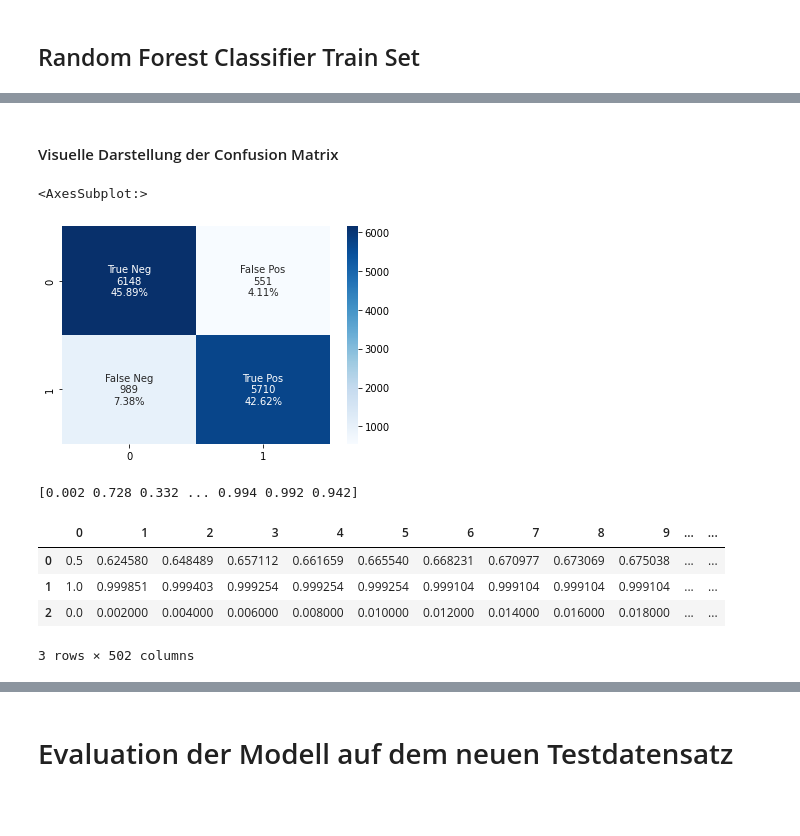
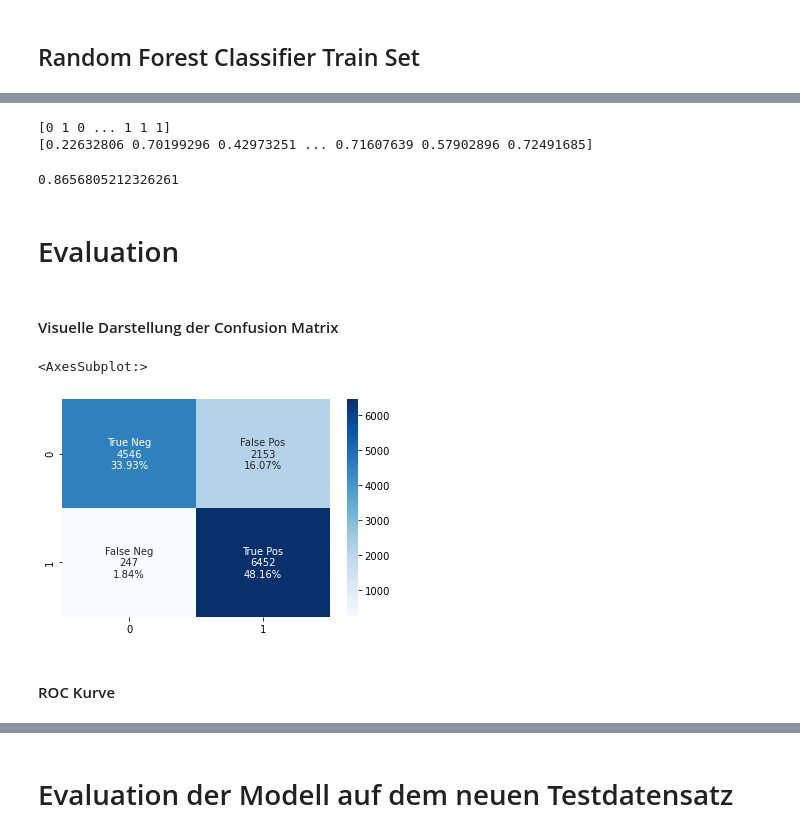
Before and after one commit to tlex-web/data_analysis_crisp_dm, a Jupyter notebook: modelling.ipynb, the cells around one changed output, grey strips where cells are left out. Cells and saved outputs as stored; diff of their text form; code cells hidden in the pictures; blank space fills up the shorter version.

Commit message:
Random Forest und Evalutaion

```diff
--- a/modelling.ipynb
+++ b/modelling.ipynb
@@ -178,35 +150,57 @@ models.sort_values(by='Score', ascending=False).style.background_gradient(cmap='
+# %%
+# training final classifier
+clf = RandomForestClassifier(max_depth= 19,
+                             max_features=1,
+                             max_leaf_nodes=4,
+                             min_samples_split=2,
+                             n_estimators=19,
+                             random_state=42)
+
+fit_rf = clf.fit(X_train, y_train['response'])
+y_pred_proba = clf.predict_proba(X_test)[:,1]
+y_pred = clf.predict(X_test)
+
+print(y_pred)
+print(y_pred_proba)
+# %% [output]
+[0 1 0 ... 1 1 1]
+[0.22632806 0.70199296 0.42973251 ... 0.71607639 0.57902896 0.72491685]
+# %%
+# Funktion für den pr_auc schreiben
+def get_auc_pr(y_test, y_proba):
+    precision, recall, thresholds = precision_recall_curve(y_test, y_proba)
+    return auc(recall, precision)
+
+# pr_auc ausgeben lassen
+pr_auc_rf = get_auc_pr(y_test[['response']], y_pred)
+print(pr_auc_rf)
+# %% [output]
+0.8656805212326261
+# %% [markdown]
+# Evaluation
 # %% [markdown]
 #### Visuelle Darstellung der Confusion Matrix
 # %%
-# Erstellun der Confusion Matrix
-cf_matrix = confusion_matrix(y_test['response'], Y_pred)
+# Konfusionsmatrix
+cf_matrix = confusion_matrix(y_test[['response']], y_pred)
 
 group_names = ['True Neg','False Pos','False Neg','True Pos']
 
 group_counts = ["{0:0.0f}".format(value) for value in
                 cf_matrix.flatten()]
 
 group_percentages = ["{0:.2%}".format(value) for value in cf_matrix.flatten()/np.sum(cf_matrix)]
 
 
 labels = [f"{v1}\n{v2}\n{v3}" for v1, v2, v3 in
           zip(group_names,group_counts,group_percentages)]
 
 labels = np.asarray(labels).reshape(2,2)
 
 sns.heatmap(cf_matrix, annot=labels, fmt='', cmap='Blues')
 # %% [output]
 <AxesSubplot:>
-[figure, old version]
+[figure, new version]
-# %%
-y_proba = model_rf.predict_proba(X_test)[:,1]
-print(y_proba)
-pd.DataFrame(precision_recall_curve(y_test[['response']], y_proba))
-# %% [output]
-[0.002 0.728 0.332 ... 0.994 0.992 0.942]
-|  | 0 | 1 | 2 | 3 | 4 | 5 | 6 | 7 | 8 | 9 | ... | ... |
-| 0 | 0.5 | 0.624580 | 0.648489 | 0.657112 | 0.661659 | 0.665540 | 0.668231 | 0.670977 | 0.673069 | 0.675038 | ... | ... |
-| 1 | 1.0 | 0.999851 | 0.999403 | 0.999254 | 0.999254 | 0.999254 | 0.999104 | 0.999104 | 0.999104 | 0.999104 | ... | ... |
-| 2 | 0.0 | 0.002000 | 0.004000 | 0.006000 | 0.008000 | 0.010000 | 0.012000 | 0.014000 | 0.016000 | 0.018000 | ... | ... |
-3 rows × 502 columns
+# %% [markdown]
+#### ROC Kurve
 # %%
```
Also changed, not shown: parts of 30 cells of this notebook.
